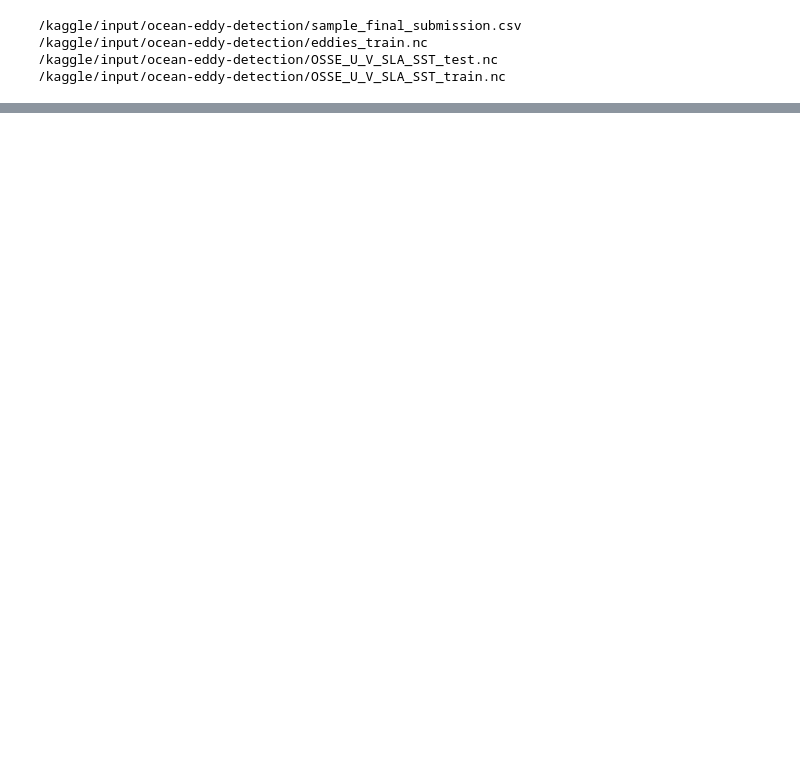
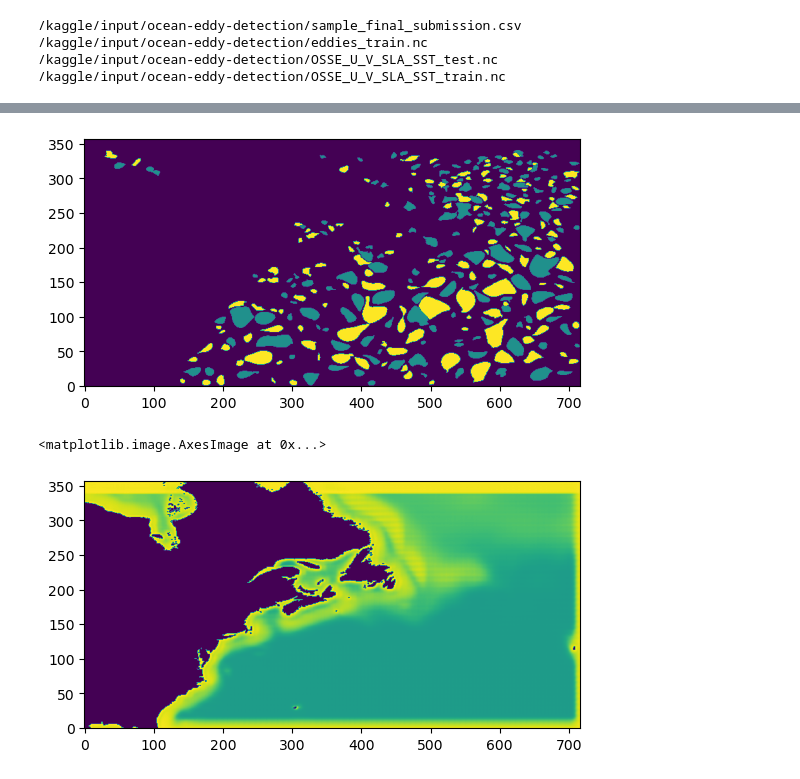
Before and after one commit to theorousseaux/hackathon_ocean, a Jupyter notebook: template_ocean.ipynb, the cells around one changed output, grey strips where cells are left out. Drawn from its saved outputs; the diff is of its cells as text; code cells hidden in the pictures; blank space fills up the shorter version.

```diff
--- a/template_ocean.ipynb
+++ b/template_ocean.ipynb
@@ -164,12 +147,12 @@ class Unet(nn.Module):
             nn.Conv2d(64, 64, kernel_size=3, padding='same', padding_mode='replicate'),
             nn.BatchNorm2d(64),
             nn.ReLU(inplace=True),
-            nn.Conv2d(64, 3, kernel_size=1)
+            nn.Conv2d(64, 4, kernel_size=1)
         )
 
 
     def forward(self, x):
-        mask = (X[0][0]==-1000)
+        mask = (x[0][0]==-1000)
 
         x1 = self.downblock1(x)
 
@@ -188,8 +171,8 @@ class Unet(nn.Module):
         xup2_3 = torch.cat((x1,xup2), dim=1)
         xup3 = self.upblock3(xup2_3)
 
-        xup3[:,:, mask] = -1
-        return xup3.to(dtype=torch.long)
+        xup3[:,:, mask] = 0
+        return xup3
 # %%
 def train_loop(dataloader, model, loss_fn, optimizer, device):
     size = len(dataloader.dataset)
@@ -200,7 +183,9 @@ def train_loop(dataloader, model, loss_fn, optimizer, device):
 
         # Compute prediction and loss
         pred = model(X).to(device)
-        loss = loss_fn(pred, y)
+        pred = pred.to(dtype=torch.float64)
+
+        loss = loss_fn(pred, y.long())
 
         # Backpropagation
         optimizer.zero_grad()
@@ -208,6 +193,6 @@ def train_loop(dataloader, model, loss_fn, optimizer, device):
         optimizer.step()
 
         # Print loss and accuracy
-        if batch % 100 == 0:
+        if batch % 10 == 0:
             loss, current = loss.item(), batch * len(X)
             print(f"loss: {loss:>7f}  [{current:>5d}/{size:>5d}]")
@@ -224,0 +219,10 @@ RuntimeError: "host_softmax" not implemented for 'Long'
+# %%
+X, label = next(iter(train_dataloader))
+X = X.to(device)
+plt.imshow(label[0], origin='lower')
+plt.show()
+plt.imshow(model(X[0:2]).softmax(dim=1)[0][0].cpu().detach().numpy(), origin='lower')
+# %% [output]
+[figure, added]
+<matplotlib.image.AxesImage at 0x...>
+[figure, added]
```
Also changed, not shown: parts of 8 cells of this notebook.
